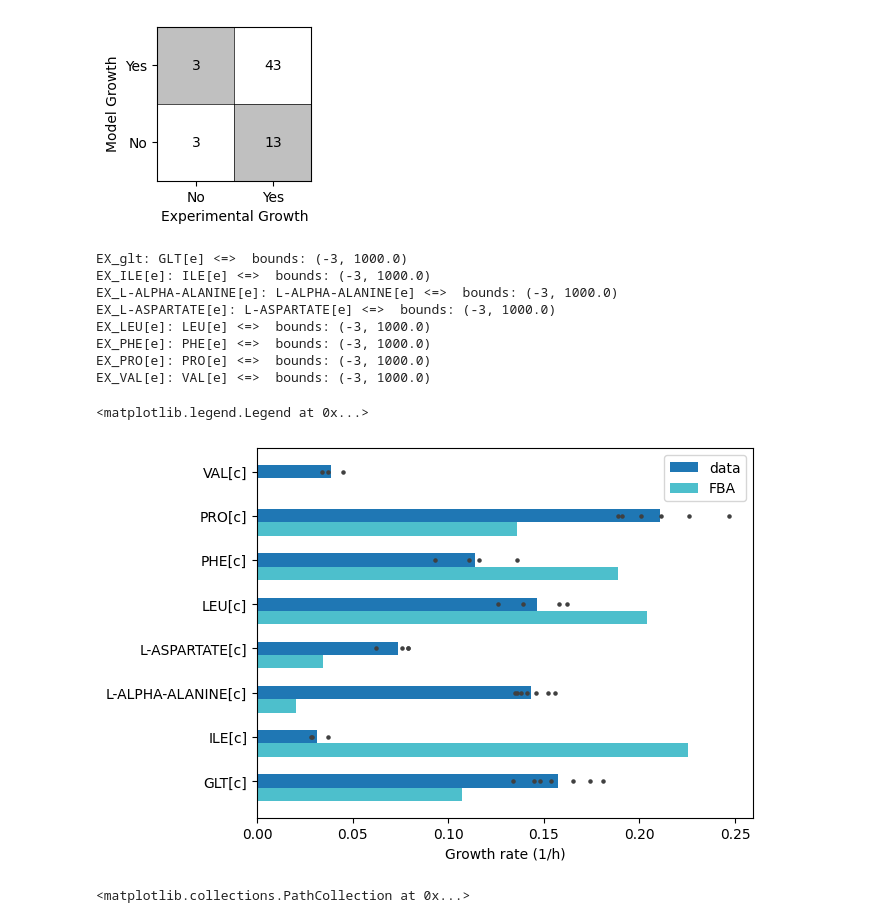
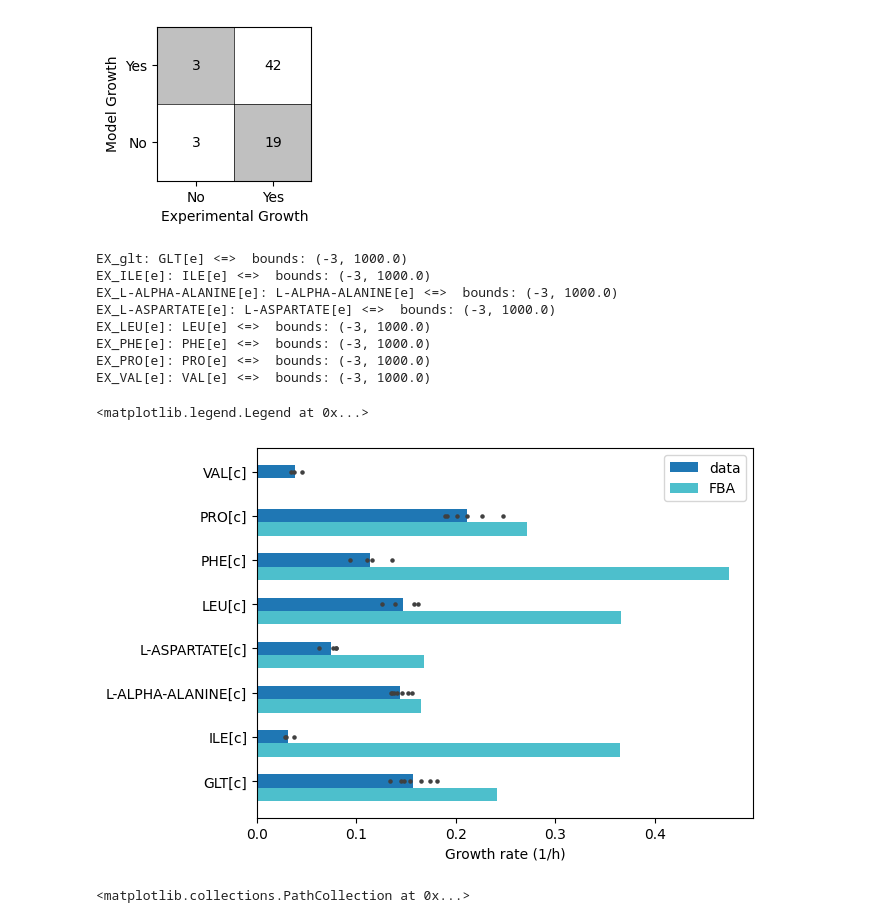
Before and after one commit to C-CoMP-STC/rpom-fba, a Jupyter notebook: figures/growth_no_growth.ipynb, the cells around one changed output. Saved outputs shown, nothing was run; the diff lists cells and outputs as text; code cells hidden in the pictures.

```diff
--- a/figures/growth_no_growth.ipynb
+++ b/figures/growth_no_growth.ipynb
@@ -21,0 +22,18 @@ atpm.bounds = (25, 25)
+# %%
+with model:
+    ex_ace.bounds = (0, 0)
+    ex_glc.bounds = (-10, 0)
+
+    sol1 = model.optimize()
+
+    problematique = model.reactions.get_by_id("VALINE-PYRUVATE-AMINOTRANSFER-RXN")
+    problematique.bounds = (0, 0)
+
+    sol2 = model.optimize()
+
+print(f"With valine-pyruvate-aminotransferase: {sol1.objective_value:.2f}")
+print(f"Without valine-pyruvate-aminotransferase: {sol2.objective_value:.2f}")
+
+flux_diffs = sol1.fluxes - sol2.fluxes
+flux_diffs = flux_diffs[flux_diffs != 0]
+flux_diffs.sort_values(ascending=False).reset_index().rename(columns={"index": "reaction_id", "fluxes": "flux with - flux without"})
@@ -291,6 +348,10 @@ for met, mu in mu_df.groupby("ID")["mu"].mean().items():
         })
         model.add_reactions([transport])
 
+        # Turn off VALINE-PYRUVATE-AMINOTRANSFER-RXN
+        problematique = model.reactions.get_by_id("VALINE-PYRUVATE-AMINOTRANSFER-RXN")
+        problematique.bounds = (0, 0)
+
         # Bound and solve
         set_active_bound(ex_met, 3)
         print(f"{ex_met} bounds: {ex_met.bounds}")
@@ -306,34 +367,34 @@ mu_means = mu_df.groupby("ID")["mu"].mean()
 met_y = {
     met : i for i, met in enumerate(mu_means.index)
 }
 
 fig, ax = plt.subplots()
 ax.barh([met_y[met] for met in mu_means.index],
         mu_means,
         label="data",
         height=0.3)
 ax.barh([met_y[met] - 0.3 for met in mu_means.index],
         growth_rates,
         color=(0.3, 0.75, 0.8),
         label="FBA",
         height=0.3)
 ax.scatter(mu_df["mu"], [met_y[met] for met in mu_df["ID"]], color="0.25", s=5)
 
 ax.set_yticks(np.arange(len(mu_means)), mu_means.index)
 
 ax.set_xlabel("Growth rate (1/h)")
 ax.legend()
 # %% [output]
 EX_glt: GLT[e] <=>  bounds: (-3, 1000.0)
 EX_ILE[e]: ILE[e] <=>  bounds: (-3, 1000.0)
 EX_L-ALPHA-ALANINE[e]: L-ALPHA-ALANINE[e] <=>  bounds: (-3, 1000.0)
 EX_L-ASPARTATE[e]: L-ASPARTATE[e] <=>  bounds: (-3, 1000.0)
 EX_LEU[e]: LEU[e] <=>  bounds: (-3, 1000.0)
 EX_PHE[e]: PHE[e] <=>  bounds: (-3, 1000.0)
 EX_PRO[e]: PRO[e] <=>  bounds: (-3, 1000.0)
 EX_VAL[e]: VAL[e] <=>  bounds: (-3, 1000.0)
 <matplotlib.legend.Legend at 0x...>
-[figure, old version]
+[figure, new version]
 # %%
 fig, ax = plt.subplots()
 ax.scatter(mu_means, growth_rates)
```
Also changed, not shown: parts of 9 cells of this notebook, 21 other files.
